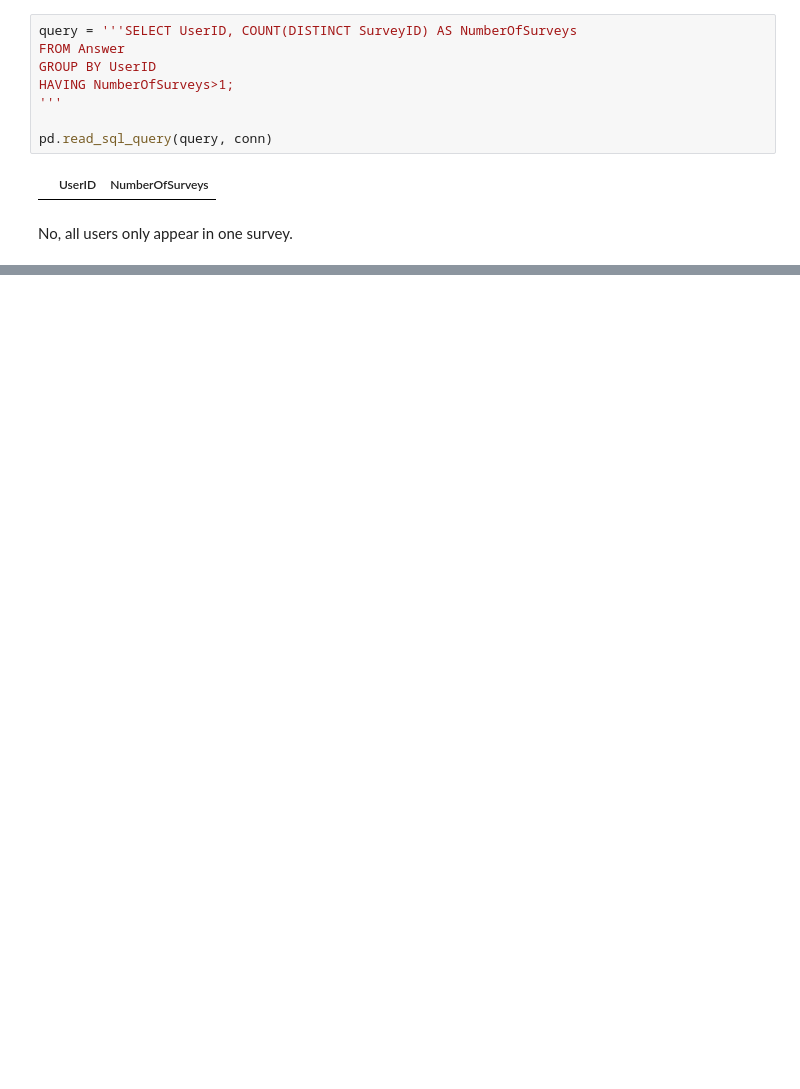
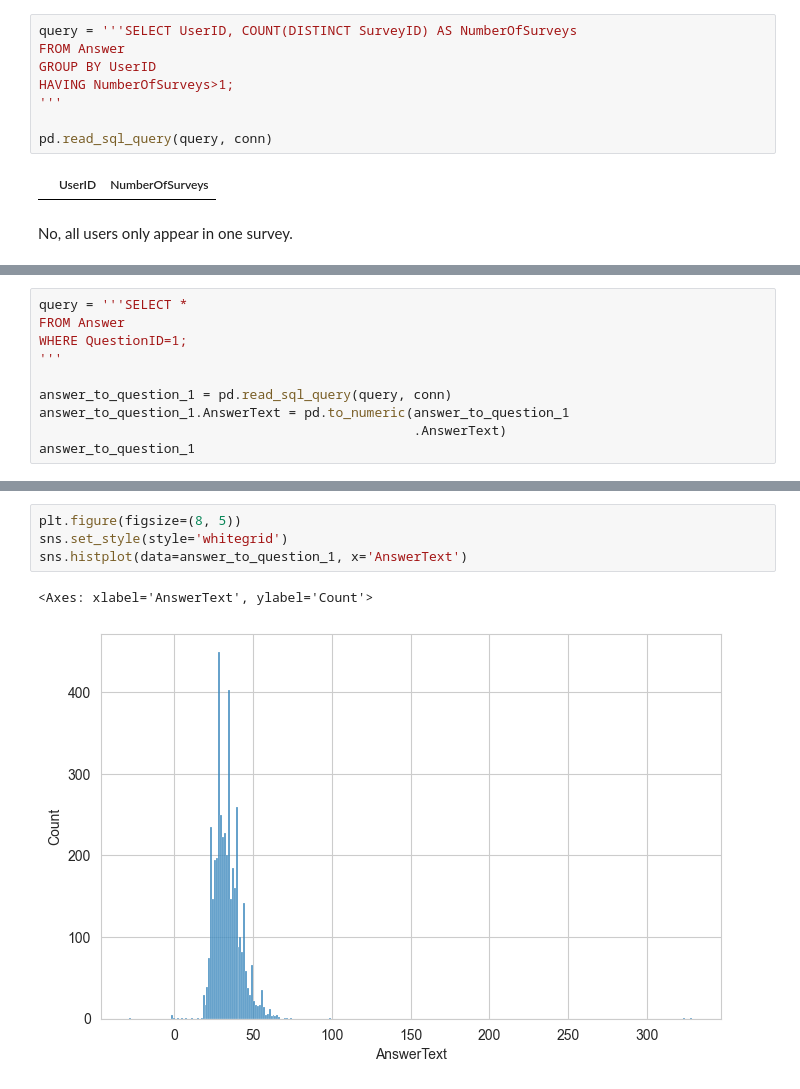
Before and after one commit to CelineChiLamNg/tech_mental_health, a Jupyter notebook: mental_health_tech.ipynb, the cells around one changed output, grey strips where cells are left out. Cells and saved outputs as stored; diff of their text form; blank space fills up the shorter version.

```diff
--- a/mental_health_tech.ipynb
+++ b/mental_health_tech.ipynb
@@ -396,0 +567,10 @@ analysis to questions that were repeatedly asked will help its accuracy.
+# %%
+query = '''SELECT *
+FROM Answer
+WHERE QuestionID=1;
+'''
+
+answer_to_question_1 = pd.read_sql_query(query, conn)
+answer_to_question_1.AnswerText = pd.to_numeric(answer_to_question_1
+                                                .AnswerText)
+answer_to_question_1
@@ -396,0 +620,7 @@ analysis to questions that were repeatedly asked will help its accuracy.
+# %%
+plt.figure(figsize=(8, 5))
+sns.set_style(style='whitegrid')
+sns.histplot(data=answer_to_question_1, x='AnswerText')
+# %% [output]
+<Axes: xlabel='AnswerText', ylabel='Count'>
+[figure, added]
```
Also changed, not shown: parts of 32 cells of this notebook, 1 other file.
